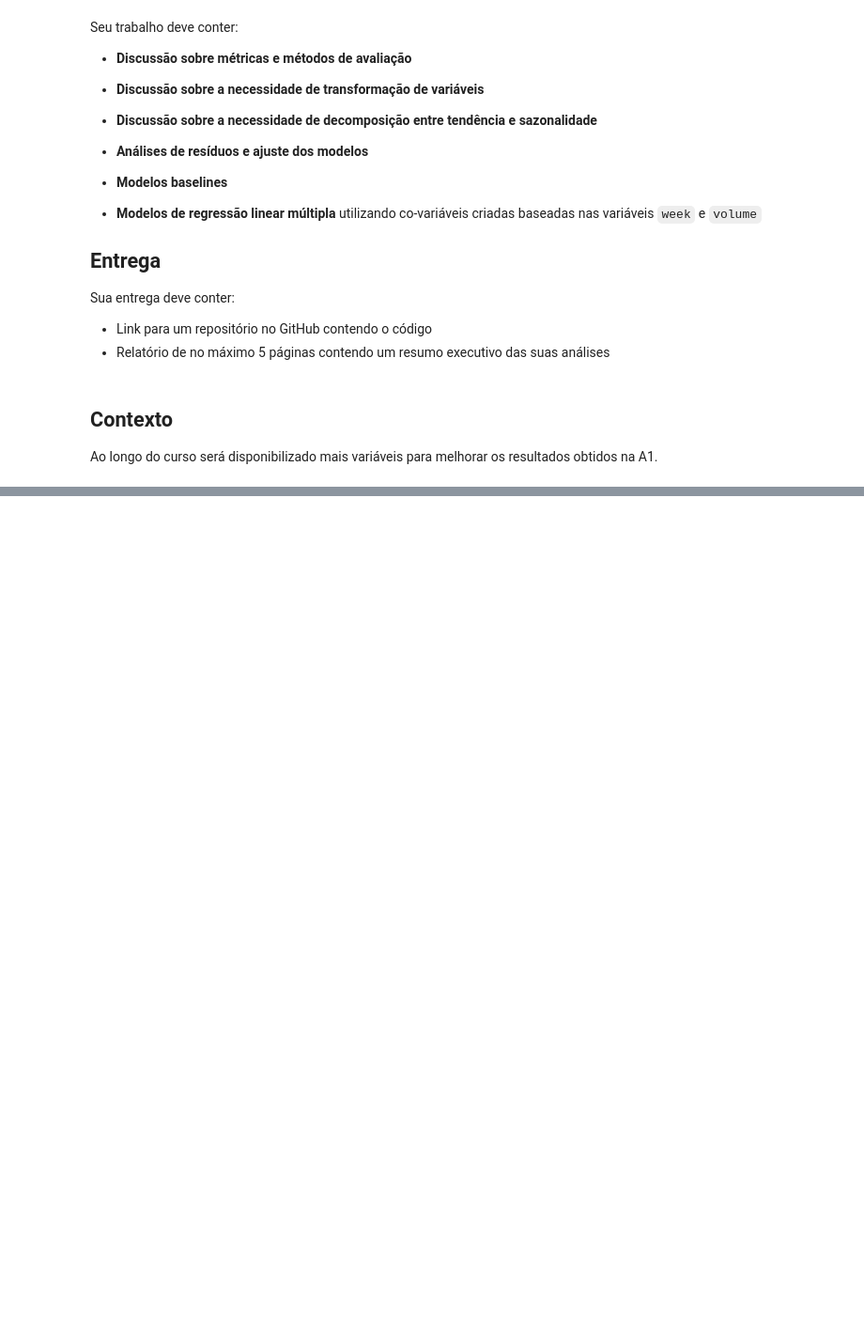
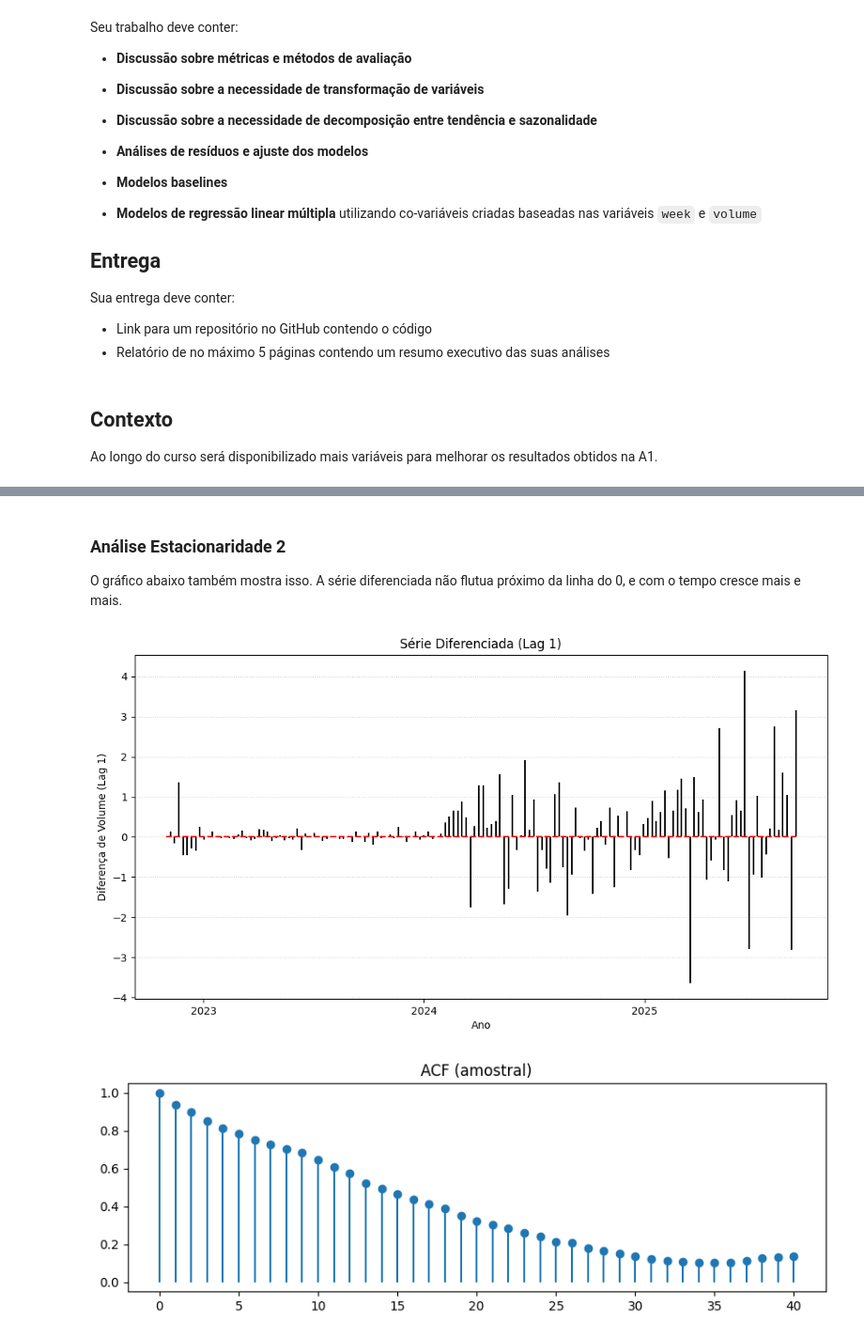
Before and after one commit to Vinasque/series_temporais, a Jupyter notebook: trabalho_a1.ipynb, the cells around one changed output, grey strips where cells are left out. Shown at 94% size. Saved outputs shown, nothing was run; the diff lists cells and outputs as text; code cells hidden in the pictures; blank space fills up the shorter version.

```diff
--- a/trabalho_a1.ipynb
+++ b/trabalho_a1.ipynb
@@ -92,0 +228,36 @@ plt.show()
+# %% [markdown]
+### Análise Estacionaridade 2
+
+O gráfico abaixo também mostra isso. A série diferenciada não flutua próximo da linha do 0, e com o tempo cresce mais e mais.
+# %%
+# Diferenciação (Lag 1)
+df['volume_diff'] = np.where(df['volume'].diff(1) != np.nan, df['volume'].diff(1), 0)
+
+plt.figure(figsize=(12, 6))
+
+(markers, stemlines, baseline) = plt.stem(
+    df.index,
+    df['volume_diff'],
+    linefmt="k-",
+    markerfmt=" ",
+    basefmt="r--"
+)
+
+plt.setp(stemlines, linewidth=1.5)
+plt.gca().xaxis.set_major_formatter(mdates.DateFormatter('%Y'))
+plt.gca().xaxis.set_major_locator(mdates.YearLocator())
+
+plt.xlabel("Ano")
+plt.ylabel("Diferença de Volume (Lag 1)")
+plt.title("Série Diferenciada (Lag 1)")
+plt.grid(axis='y', linestyle=':', alpha=0.6) # Grade apenas no eixo Y
+plt.show()
+
+lag_acf = acf(df['volume'].dropna(), nlags=40, fft=False)
+plt.figure(figsize=(10,3))
+plt.stem(range(len(lag_acf)), lag_acf, basefmt=' ')
+plt.title('ACF (amostral)')
+plt.show()
+# %% [output]
+[figure, added]
+[figure, added]
```
Also changed, not shown: parts of 17 cells of this notebook.
